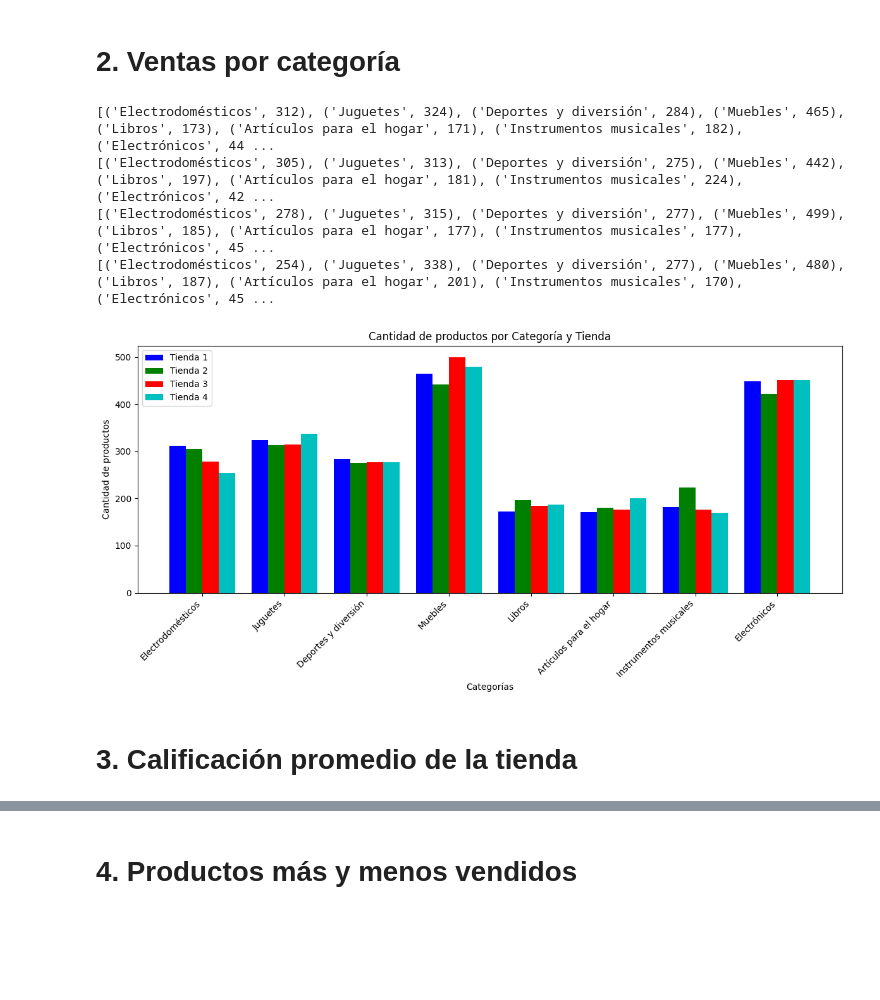
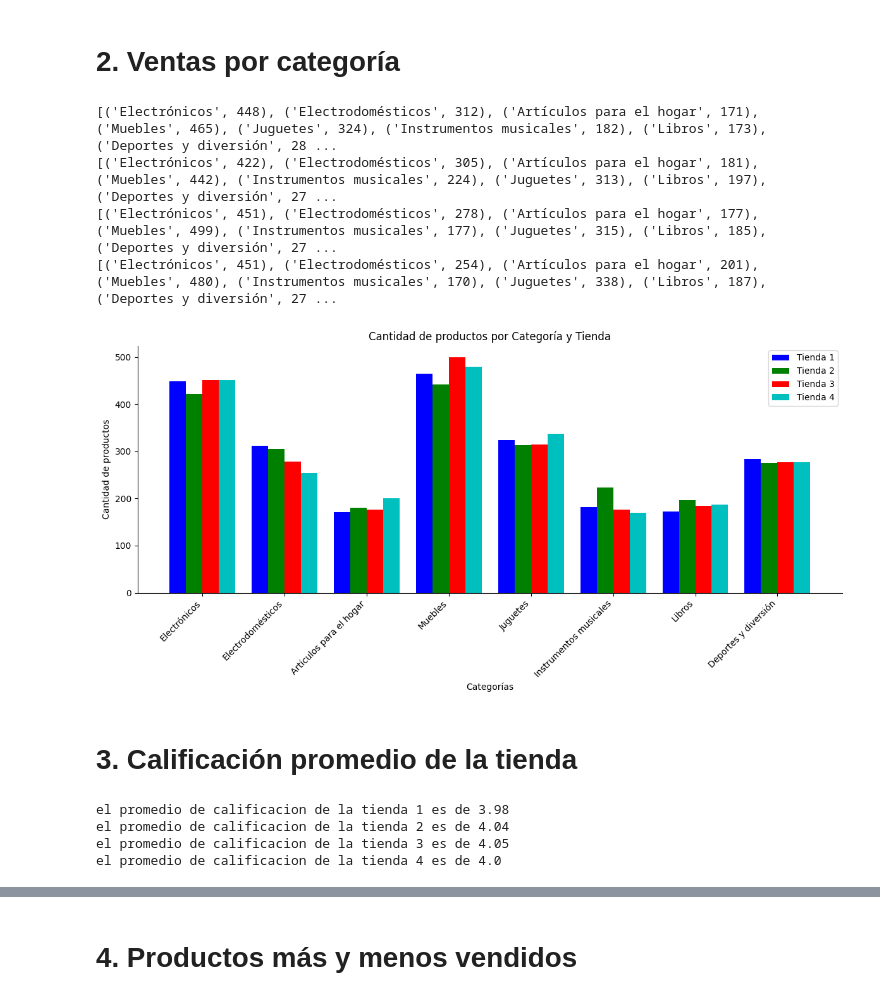
Before and after one commit to dialejo/challenge-data-science-python, a Jupyter notebook: AluraStoreLatam.ipynb, the cells around one changed output, grey strips where cells are left out. Cells and saved outputs as stored; diff of their text form; code cells hidden in the pictures; blank space fills up the shorter version.

```diff
--- a/AluraStoreLatam.ipynb
+++ b/AluraStoreLatam.ipynb
@@ -105,7 +103,7 @@ plt.show()
 import numpy as np
 from scipy.stats import linregress
 
-tienda['Fecha de Compra'] = pd.to_datetime(tienda4['Fecha de Compra'], dayfirst=True)
+tienda['Fecha de Compra'] = pd.to_datetime(tienda['Fecha de Compra'], dayfirst=True)
 
 ingresos_por_fecha = tienda.groupby('Fecha de Compra')['Precio'].sum()
 ingresos_suavizados = ingresos_por_fecha.rolling(window=7).mean()
@@ -117,6 +115,9 @@ slope, intercept, r_value, p_value, std_err = linregress(x, y)
 tendencia = intercept + slope * x
 
 plt.figure(figsize=(12, 6))
+ax = plt.gca()
+ax.spines['top'].set_visible(False)
+ax.spines['right'].set_visible(False)
 plt.plot(ingresos_por_fecha.index, ingresos_por_fecha.values, label='Original', alpha=0.4, linestyle='--')
 plt.plot(ingresos_suavizados.index, ingresos_suavizados.values, color='blue', label='Media móvil (7 días)', linewidth=2)
 plt.plot(ingresos_por_fecha.index, tendencia, color='red', linewidth=2,
@@ -148,10 +149,10 @@ print(registro_tienda2)
 print(registro_tienda3)
 print(registro_tienda4)
 # %% [output]
-[('Electrodomésticos', 312), ('Juguetes', 324), ('Deportes y diversión', 284), ('Muebles', 465), ('Libros', 173), ('Artículos para el hogar', 171), ('Instrumentos musicales', 182), ('Electrónicos', 44 ...
-[('Electrodomésticos', 305), ('Juguetes', 313), ('Deportes y diversión', 275), ('Muebles', 442), ('Libros', 197), ('Artículos para el hogar', 181), ('Instrumentos musicales', 224), ('Electrónicos', 42 ...
-[('Electrodomésticos', 278), ('Juguetes', 315), ('Deportes y diversión', 277), ('Muebles', 499), ('Libros', 185), ('Artículos para el hogar', 177), ('Instrumentos musicales', 177), ('Electrónicos', 45 ...
-[('Electrodomésticos', 254), ('Juguetes', 338), ('Deportes y diversión', 277), ('Muebles', 480), ('Libros', 187), ('Artículos para el hogar', 201), ('Instrumentos musicales', 170), ('Electrónicos', 45 ...
+[('Electrónicos', 448), ('Electrodomésticos', 312), ('Artículos para el hogar', 171), ('Muebles', 465), ('Juguetes', 324), ('Instrumentos musicales', 182), ('Libros', 173), ('Deportes y diversión', 28 ...
+[('Electrónicos', 422), ('Electrodomésticos', 305), ('Artículos para el hogar', 181), ('Muebles', 442), ('Instrumentos musicales', 224), ('Juguetes', 313), ('Libros', 197), ('Deportes y diversión', 27 ...
+[('Electrónicos', 451), ('Electrodomésticos', 278), ('Artículos para el hogar', 177), ('Muebles', 499), ('Instrumentos musicales', 177), ('Juguetes', 315), ('Libros', 185), ('Deportes y diversión', 27 ...
+[('Electrónicos', 451), ('Electrodomésticos', 254), ('Artículos para el hogar', 201), ('Muebles', 480), ('Instrumentos musicales', 170), ('Juguetes', 338), ('Libros', 187), ('Deportes y diversión', 27 ...
 # %%
 import matplotlib.pyplot as plt
 import numpy as np
@@ -160,37 +161,59 @@ categorias_tiendas = [registro_tienda1,registro_tienda2,registro_tienda3,registr
 todas_las_categorias = set(categoria[0]for tienda in categorias_tiendas for categoria in tienda)
 cantidad_por_categoria = {categoria:[] for categoria in todas_las_categorias}
 
 for categoria in todas_las_categorias:
-  for tienda in categorias_tiendas:
-    cantidad = next((c[1] for c in tienda if c[0] == categoria), 0)
+  for tiendadf in categorias_tiendas:
+    cantidad = next((c[1] for c in tiendadf if c[0] == categoria), 0)
     cantidad_por_categoria[categoria].append(cantidad)
 
 
 ancho_barras = 0.2
 posiciones = np.arange(len(todas_las_categorias))
 
 colores = ['b', 'g', 'r', 'c']
 
 fig,ax = plt.subplots(figsize = (12,6))
 
-for i, tienda in enumerate(categorias_tiendas):
+for i, tiendadf in enumerate(categorias_tiendas):
   cantidades = [cantidad_por_categoria[categoria][i] for categoria in todas_las_categorias ]
   ax.bar(posiciones + i * ancho_barras, cantidades, width=ancho_barras, label=f'Tienda {i+1}', color=colores[i])
 
-
+ax = plt.gca()
+ax.spines['top'].set_visible(False)
+ax.spines['right'].set_visible(False)
 ax.set_xlabel('Categorías')
 ax.set_ylabel('Cantidad de productos')
 ax.set_title('Cantidad de productos por Categoría y Tienda')
 
 
 ax.set_xticks(posiciones + ancho_barras * (len(categorias_tiendas) - 1) / 2)
 ax.set_xticklabels(todas_las_categorias, rotation=45, ha='right')
 
 ax.legend()
 
 plt.tight_layout()
 plt.show()
 # %% [output]
-[figure, old version]
+[figure, new version]
 # %% [markdown]
 # 3. Calificación promedio de la tienda
+# %%
+calificacion_tienda1 = tienda['Calificación'].tolist()
+calificacion_tienda2 = tienda2['Calificación'].tolist()
+calificacion_tienda3 = tienda3['Calificación'].tolist()
+calificacion_tienda4 = tienda4['Calificación'].tolist()
+
+promedio_calificacion_tienda1 = round(sum(calificacion_tienda1)/len(calificacion_tienda1),2)
+promedio_calificacion_tienda2 = round(sum(calificacion_tienda2)/len(calificacion_tienda2),2)
+promedio_calificacion_tienda3 = round(sum(calificacion_tienda3)/len(calificacion_tienda3),2)
+promedio_calificacion_tienda4 = round(sum(calificacion_tienda4)/len(calificacion_tienda4),2)
+
+print(f'el promedio de calificacion de la tienda 1 es de {promedio_calificacion_tienda1}')
+print(f'el promedio de calificacion de la tienda 2 es de {promedio_calificacion_tienda2}')
+print(f'el promedio de calificacion de la tienda 3 es de {promedio_calificacion_tienda3}')
+print(f'el promedio de calificacion de la tienda 4 es de {promedio_calificacion_tienda4}')
+# %% [output]
+el promedio de calificacion de la tienda 1 es de 3.98
+el promedio de calificacion de la tienda 2 es de 4.04
+el promedio de calificacion de la tienda 3 es de 4.05
+el promedio de calificacion de la tienda 4 es de 4.0
```
Also changed, not shown: parts of 11 cells of this notebook.
